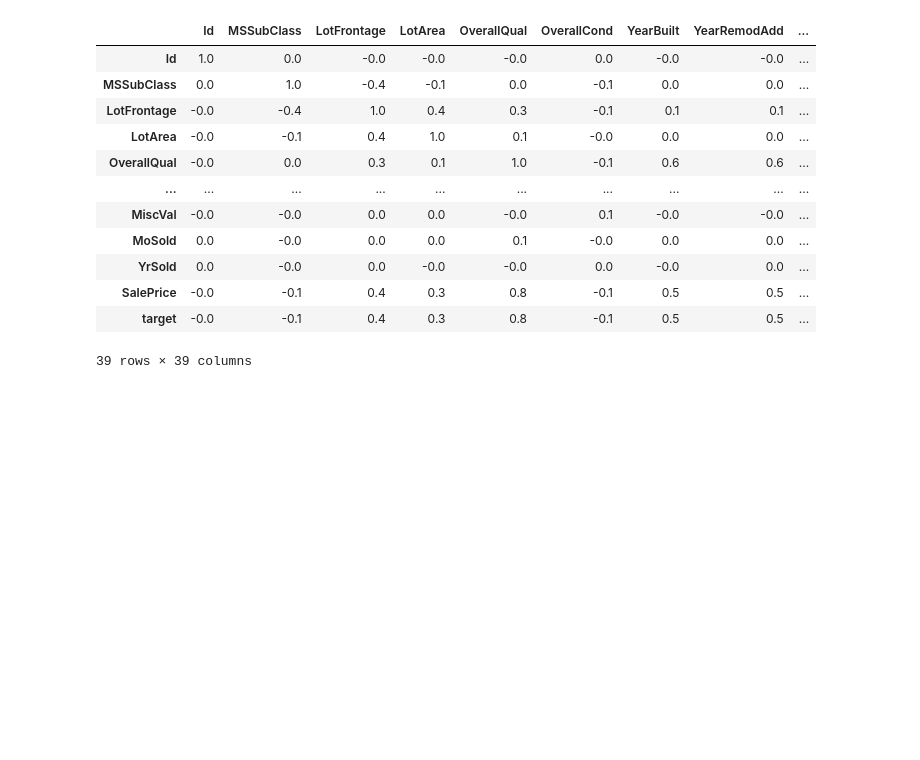
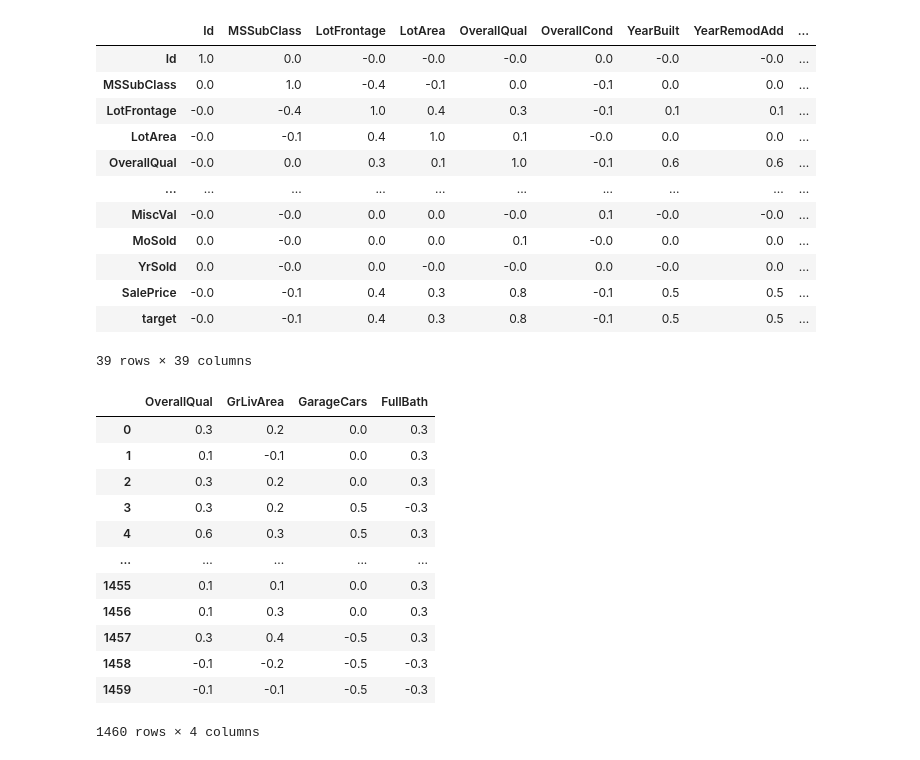
Before and after one commit to ssong42/JupyterTensorFlow, a Jupyter notebook: Keggle Home Prices Linear Regressor -> Single Feature -> OverallQual.ipynb, the cells around one changed output. Cells and saved outputs as stored; diff of their text form; code cells hidden in the pictures; blank space fills up the shorter version.

Commit message:
multifeature LinearRegression with Scaled features

```diff
--- a/Keggle Home Prices Linear Regressor -> Single Feature -> OverallQual.ipynb
+++ b/Keggle Home Prices Linear Regressor -> Single Feature -> OverallQual.ipynb
@@ -52,16 +52,3 @@ train.describe()
 | 75% | 1095.2 | 70.0 | 80.0 | 11601.5 | 7.0 | 6.0 | 2000.0 | 2004.0 | ... |
 | max | 1460.0 | 190.0 | 313.0 | 215245.0 | 10.0 | 9.0 | 2010.0 | 2010.0 | ... |
 8 rows × 38 columns
-# %%
-def preprocess_features(train):
-    selected_features = train[
-    ["OverallQual","YearBuilt", "YearRemodAdd"]]
-    processed_features = selected_features.copy()
-    return processed_features
-
-def preprocess_targets(train):
-    output_targets = pd.DataFrame()
-      # Scale the target to be in units of thousands of dollars.
-    output_targets["SalePrice"] = (
-    train["SalePrice"] / 1000.0)
-    return output_targets
@@ -87,6 +71,52 @@ correlation_dataframe.corr()
 | SalePrice | -0.0 | -0.1 | 0.4 | 0.3 | 0.8 | -0.1 | 0.5 | 0.5 | ... |
 | target | -0.0 | -0.1 | 0.4 | 0.3 | 0.8 | -0.1 | 0.5 | 0.5 | ... |
 39 rows × 39 columns
+# %%
+feature_list = ['OverallQual', 'GrLivArea', 'GarageCars', 'FullBath']
+def linear_scale(series):
+    min_val = series.min()
+    max_val = series.max()
+    scale = (max_val - min_val) / 2.0
+    return series.apply(lambda x:((x - min_val) / scale) - 1.0)
+
+def normalize(df, features_list):
+    fd = pd.DataFrame()
+    for i in range(len(features_list)):
+        fd[features_list[i]] = linear_scale(df[features_list[i]])
+    return fd
+
+def preprocess_features(train):
+    selected_features = train[
+    ['OverallQual', 'GrLivArea', 'GarageCars', 'FullBath']]
+    processed_features = selected_features.copy()
+    processed_features['GrLivArea'] = np.log(processed_features['GrLivArea'])
+    processed_features = normalize(processed_features, feature_list)
+    return processed_features
+
+def preprocess_targets(train):
+    output_targets = pd.DataFrame()
+      # Scale the target to be in units of thousands of dollars.
+    output_targets['SalePrice'] = np.log(train['SalePrice'])
+    output_targets["SalePrice"] = (train["SalePrice"] / 1000.0)
+    return output_targets
+# %%
+training_examples = preprocess_features(train.head(1460))
+training_targets = preprocess_targets(train.head(1460))
+training_examples
+# %% [output]
+|  | OverallQual | GrLivArea | GarageCars | FullBath |
+| 0 | 0.3 | 0.2 | 0.0 | 0.3 |
+| 1 | 0.1 | -0.1 | 0.0 | 0.3 |
+| 2 | 0.3 | 0.2 | 0.0 | 0.3 |
+| 3 | 0.3 | 0.2 | 0.5 | -0.3 |
+| 4 | 0.6 | 0.3 | 0.5 | 0.3 |
+| ... | ... | ... | ... | ... |
+| 1455 | 0.1 | 0.1 | 0.0 | 0.3 |
+| 1456 | 0.1 | 0.3 | 0.0 | 0.3 |
+| 1457 | 0.3 | 0.4 | -0.5 | 0.3 |
+| 1458 | -0.1 | -0.2 | -0.5 | -0.3 |
+| 1459 | -0.1 | -0.1 | -0.5 | -0.3 |
+1460 rows × 4 columns
 # %%
 def construct_feature_columns(input_features):
   """Construct the TensorFlow Feature Columns.
```
Also changed, not shown: parts of 4 cells of this notebook, 2 other files.
